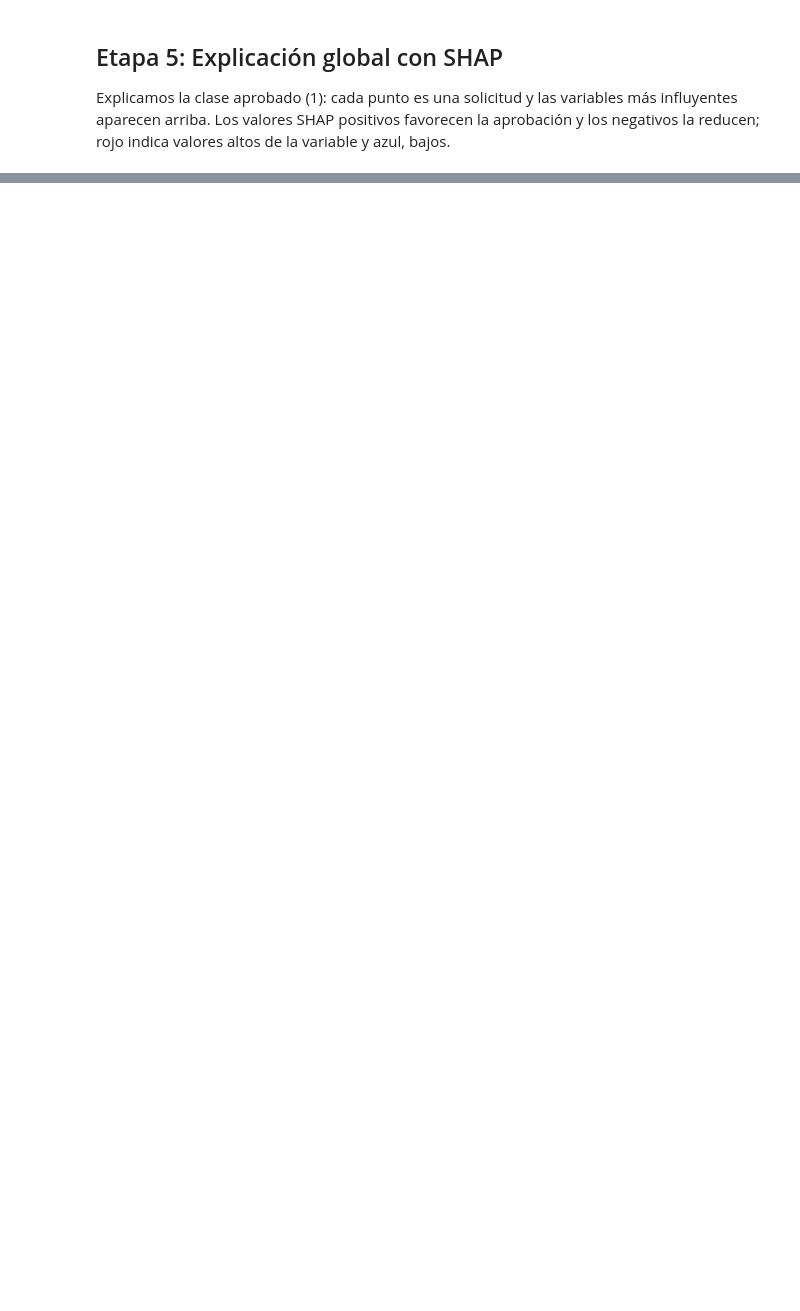
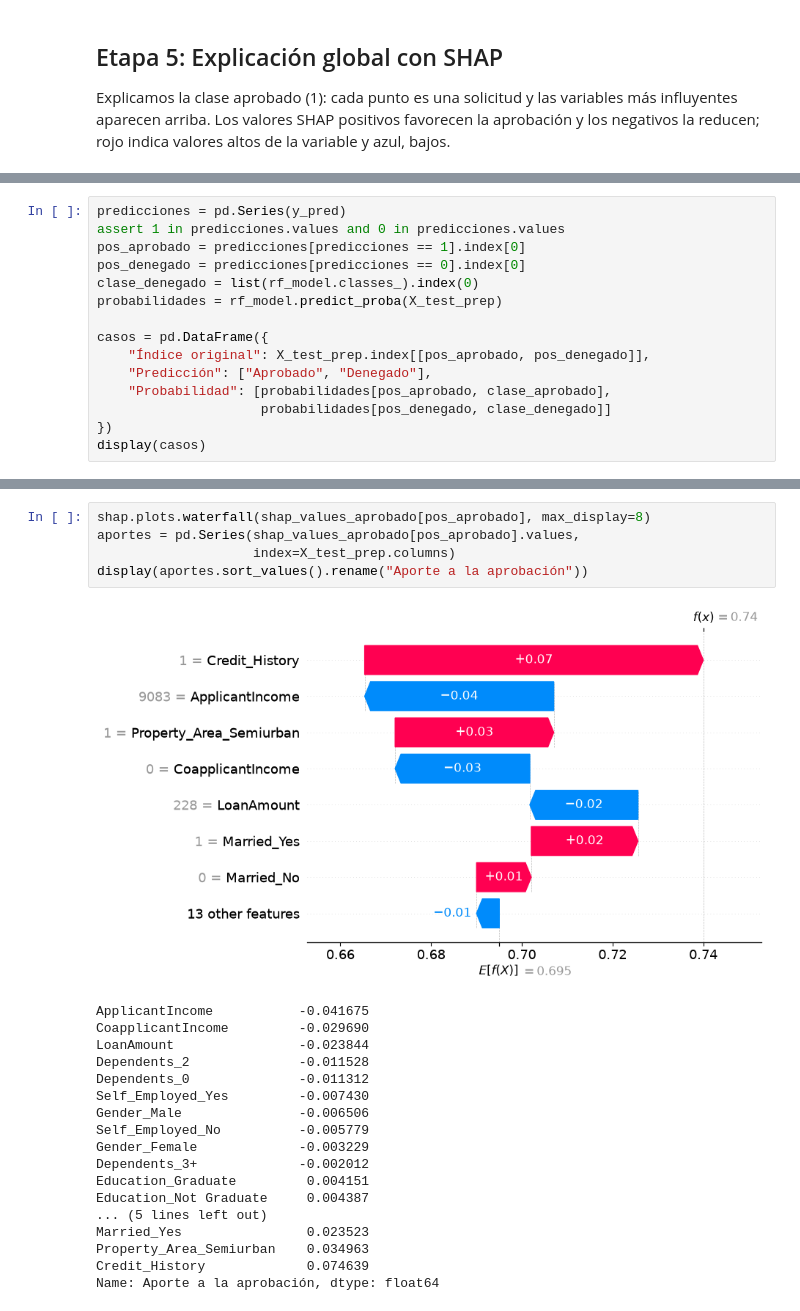
Before and after one commit to memo124/Laboratorio-de-IA-tica-Sesgos-y-Explicabilidad, a Jupyter notebook: main.ipynb, the cells around one changed output, grey strips where cells are left out. Saved outputs shown, nothing was run; the diff lists cells and outputs as text; blank space fills up the shorter version.

```diff
--- a/main.ipynb
+++ b/main.ipynb
@@ -80,0 +132,15 @@ plt.show()
+# %%
+predicciones = pd.Series(y_pred)
+assert 1 in predicciones.values and 0 in predicciones.values
+pos_aprobado = predicciones[predicciones == 1].index[0]
+pos_denegado = predicciones[predicciones == 0].index[0]
+clase_denegado = list(rf_model.classes_).index(0)
+probabilidades = rf_model.predict_proba(X_test_prep)
+
+casos = pd.DataFrame({
+    "Índice original": X_test_prep.index[[pos_aprobado, pos_denegado]],
+    "Predicción": ["Aprobado", "Denegado"],
+    "Probabilidad": [probabilidades[pos_aprobado, clase_aprobado],
+                     probabilidades[pos_denegado, clase_denegado]]
+})
+display(casos)
@@ -80,0 +155,24 @@ plt.show()
+# %%
+shap.plots.waterfall(shap_values_aprobado[pos_aprobado], max_display=8)
+aportes = pd.Series(shap_values_aprobado[pos_aprobado].values,
+                    index=X_test_prep.columns)
+display(aportes.sort_values().rename("Aporte a la aprobación"))
+# %% [output]
+[figure, added]
+ApplicantIncome           -0.041675
+CoapplicantIncome         -0.029690
+LoanAmount                -0.023844
+Dependents_2              -0.011528
+Dependents_0              -0.011312
+Self_Employed_Yes         -0.007430
+Gender_Male               -0.006506
+Self_Employed_No          -0.005779
+Gender_Female             -0.003229
+Dependents_3+             -0.002012
+Education_Graduate         0.004151
+Education_Not Graduate     0.004387
+... (5 lines left out)
+Married_Yes                0.023523
+Property_Area_Semiurban    0.034963
+Credit_History             0.074639
+Name: Aporte a la aprobación, dtype: float64
```
Also changed, not shown: parts of 21 cells of this notebook.
